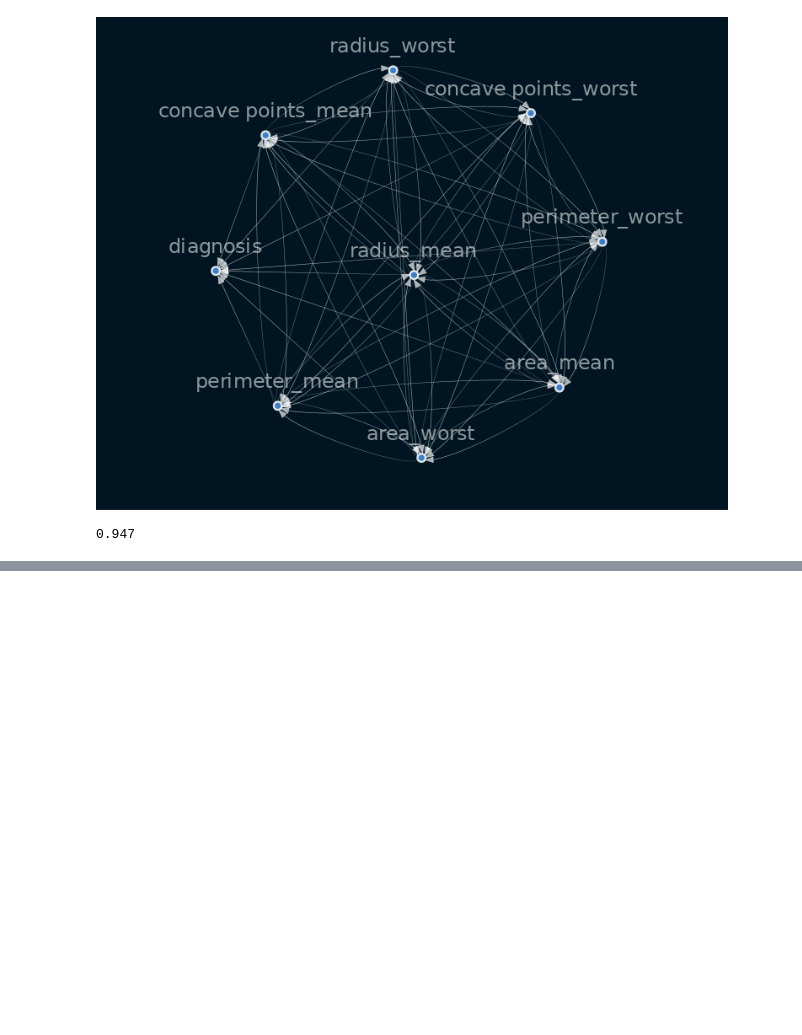
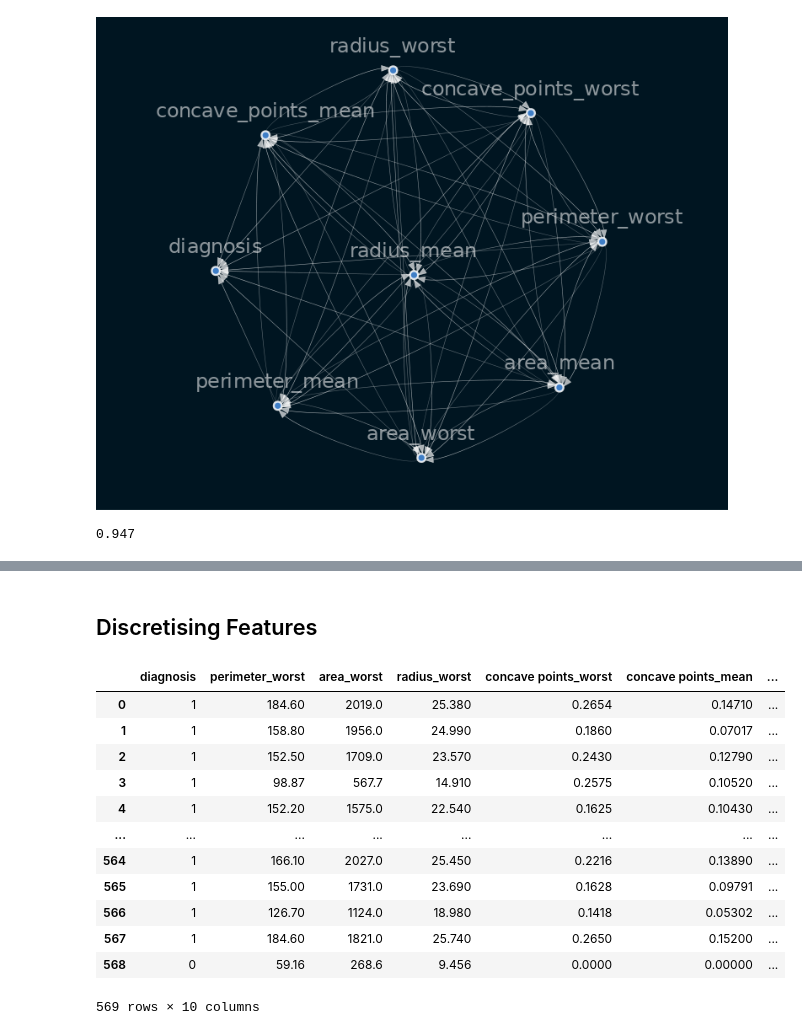
Before and after one commit to teddyk251/causal-inference, a Jupyter notebook: notebooks/causal_graph.ipynb, the cells around one changed output, grey strips where cells are left out. Cells and saved outputs as stored; diff of their text form; code cells hidden in the pictures; blank space fills up the shorter version.

```diff
--- a/notebooks/causal_graph.ipynb
+++ b/notebooks/causal_graph.ipynb
@@ -245,0 +275,19 @@ jaccard_similarity(sm.edges, sm5.edges)
+# %% [markdown]
+## Discretising Features
+# %%
+x_selected = x.iloc[:, :10]
+x_selected
+# %% [output]
+|  | diagnosis | perimeter_worst | area_worst | radius_worst | concave points_worst | concave points_mean | ... |
+| 0 | 1 | 184.60 | 2019.0 | 25.380 | 0.2654 | 0.14710 | ... |
+| 1 | 1 | 158.80 | 1956.0 | 24.990 | 0.1860 | 0.07017 | ... |
+| 2 | 1 | 152.50 | 1709.0 | 23.570 | 0.2430 | 0.12790 | ... |
+| 3 | 1 | 98.87 | 567.7 | 14.910 | 0.2575 | 0.10520 | ... |
+| 4 | 1 | 152.20 | 1575.0 | 22.540 | 0.1625 | 0.10430 | ... |
+| ... | ... | ... | ... | ... | ... | ... | ... |
+| 564 | 1 | 166.10 | 2027.0 | 25.450 | 0.2216 | 0.13890 | ... |
+| 565 | 1 | 155.00 | 1731.0 | 23.690 | 0.1628 | 0.09791 | ... |
+| 566 | 1 | 126.70 | 1124.0 | 18.980 | 0.1418 | 0.05302 | ... |
+| 567 | 1 | 184.60 | 1821.0 | 25.740 | 0.2650 | 0.15200 | ... |
+| 568 | 0 | 59.16 | 268.6 | 9.456 | 0.0000 | 0.00000 | ... |
+569 rows × 10 columns
```
Also changed, not shown: parts of 21 cells of this notebook.
